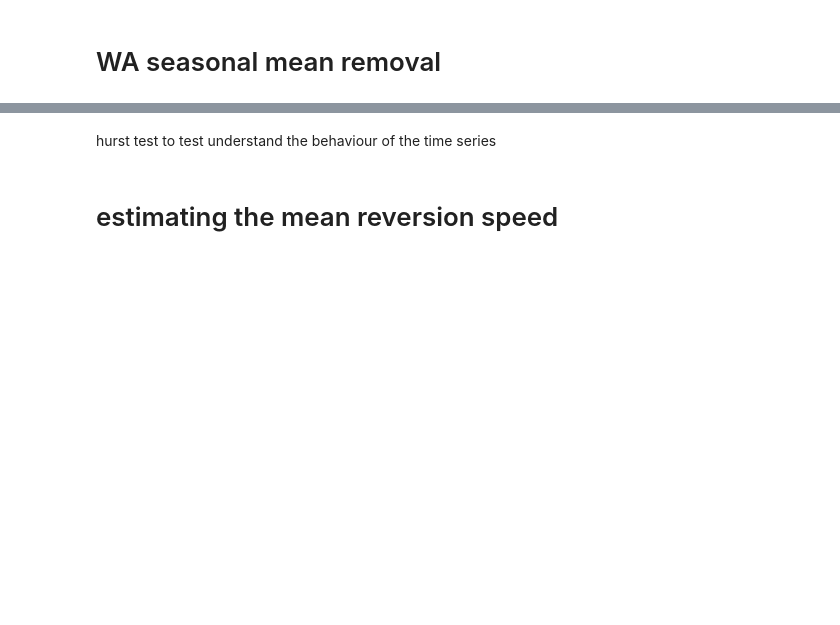
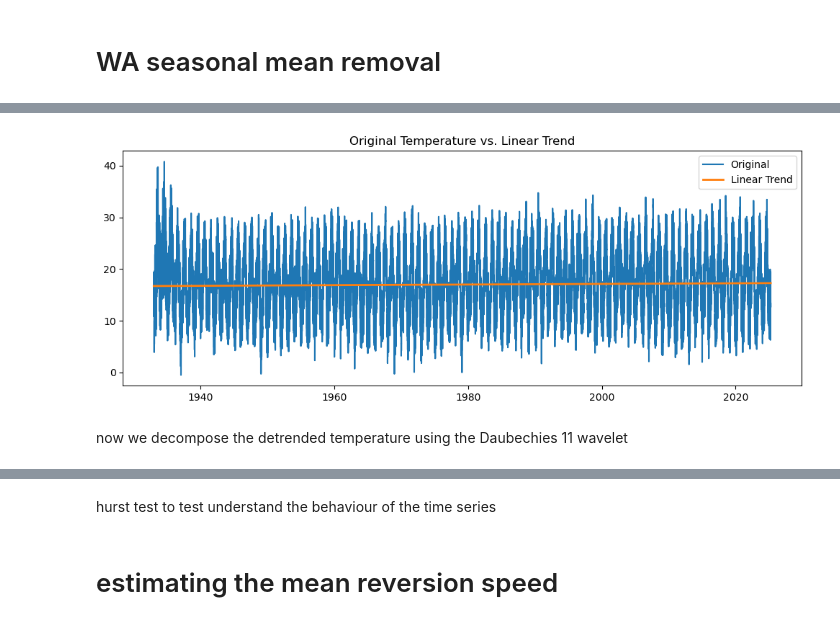
Before and after one commit to GianiRanzetti/Minerva---Weather-Derivatives, a Jupyter notebook: WN_model/main_WA_model.ipynb, the cells around one changed output, grey strips where cells are left out. Drawn from its saved outputs; the diff is of its cells as text; code cells hidden in the pictures; blank space fills up the shorter version.

Commit message:
Implement data preprocessing and model evaluation enhancements

```diff
--- a/WN_model/main_WA_model.ipynb
+++ b/WN_model/main_WA_model.ipynb
@@ -172,0 +142,10 @@ temp_data_with_day['deseasonalized_detrended'] = deseasonalized_detrended
+# %%
+df = temp_data.copy()
+
+# Remove February 29 to have a consistent 365-day calendar
+df['day_of_year'] = df['date'].dt.dayofyear
+df = df[~((df['date'].dt.month == 2) & (df['date'].dt.day == 29))]
+
+# Reset index and add t = 1, 2, ..., N
+df = df.reset_index(drop=True)
+df['t'] = df.index + 1
@@ -172,0 +165,27 @@ temp_data_with_day['deseasonalized_detrended'] = deseasonalized_detrended
+# %%
+from scipy.stats import linregress
+
+# Extract t and temperature
+t = df['t'].values
+temp = df['temp'].values
+
+# Fit linear trend
+slope, intercept, *_ = linregress(t, temp)
+trend = intercept + slope * t
+
+# Add trend and detrended series to DataFrame
+df['trend'] = trend
+df['detrended_temp'] = df['temp'] - df['trend']
+
+# Plot to visualize trend
+plt.figure(figsize=(10, 4))
+plt.plot(df['date'], df['temp'], label='Original')
+plt.plot(df['date'], df['trend'], label='Linear Trend', linewidth=2)
+plt.title('Original Temperature vs. Linear Trend')
+plt.legend()
+plt.tight_layout()
+plt.show()
+# %% [output]
+[figure, added]
+# %% [markdown]
+now we decompose the detrended temperature using the Daubechies 11 wavelet
```
Also changed, not shown: parts of 13 cells of this notebook.
